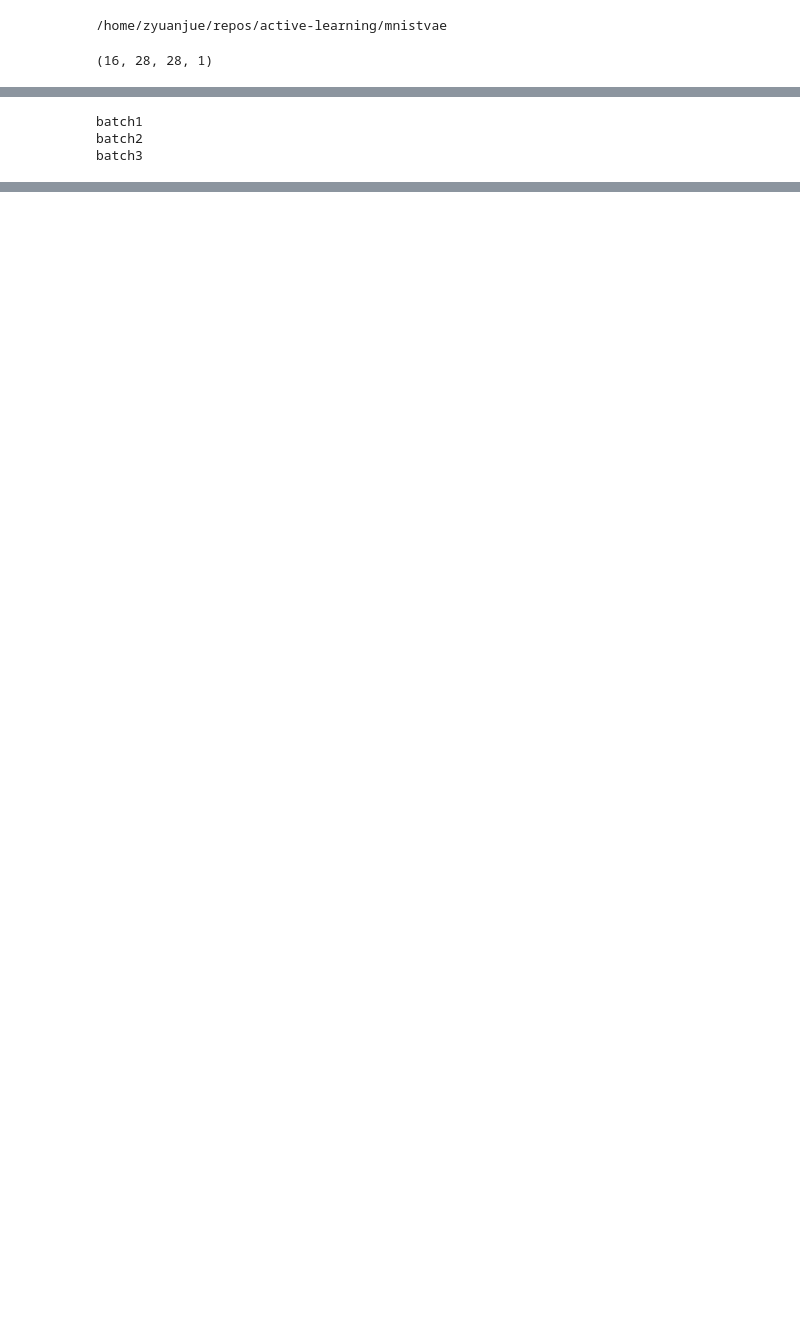
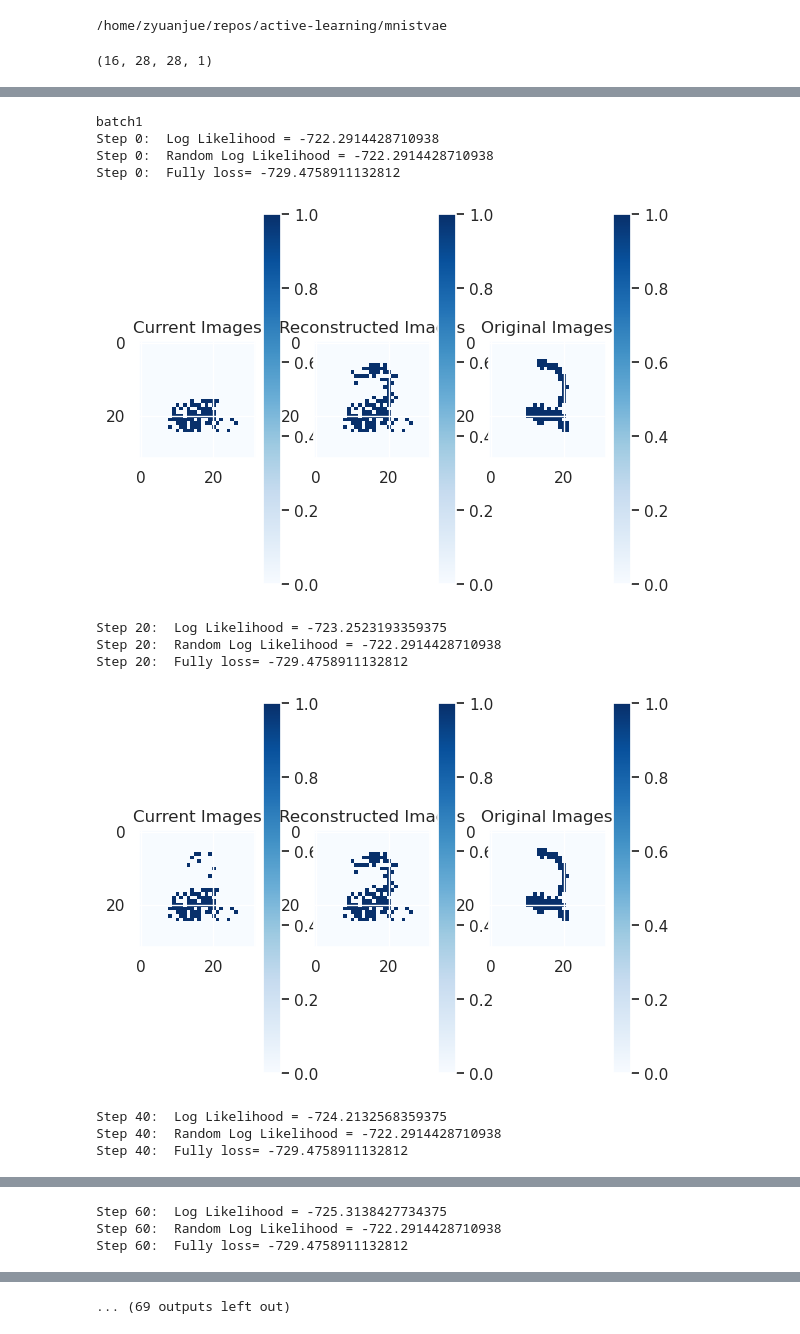
Before and after one commit to KUUUUUUUUz/active-learning, a Jupyter notebook: mnistvae/acquisition_notebook.ipynb, the cells around one changed output, grey strips where cells are left out. Saved outputs shown, nothing was run; the diff lists cells and outputs as text; code cells hidden in the pictures; blank space fills up the shorter version.

```diff
--- a/mnistvae/acquisition_notebook.ipynb
+++ b/mnistvae/acquisition_notebook.ipynb
@@ -89,24 +90,13 @@ pad_fn = jax.vmap(partial(jnp.pad, pad_width=2))
 model_fn = jax.vmap(model)
 keys = jax.random.split(key, BATCH_SIZE)
 # %%
-# def true_branch(args):
-#     mask_observed, images, orginial_images, batch_rng, _, _, _ = args
-#     return random_get_next_fn(mask_observed, images, orginial_images, batch_rng)
-
-# def false_branch(args):
-#     _, _, _, _, images_updated, mask_return, index = args
-#     return images_updated, mask_return, index
 
 def update(images_refill: jnp.ndarray, orginial_images: jnp.ndarray, images: jnp.ndarray, mask_observed: jnp.ndarray, rng):
+    images = update_images_fn(images, mask_observed)
     batch_rng = jax.random.split(rng, BATCH_SIZE)
     model_output: ImageVAEOutput = model_fn(images_refill, key=batch_rng)
     R = sample_a_image_fn(Nz, Nx,model_output,model, batch_rng)
     images_updated, mask_return = get_next_fn(R, mask_observed, images,orginial_images)
-
-    # args = (mask_observed, images, orginial_images, batch_rng, images_updated, mask_return, index)
-    # predicate = jnp.all(index == jnp.array([0, 0]))
-    # images_updated, mask_return, index = jax.lax.cond(predicate, true_branch, false_branch, args)
-    #print(f"mask : {jnp.sum(mask_return [0])}+ {jnp.sum(~mask_return [0])}")
 
     return images_updated, mask_return
 
@@ -153,5 +149,5 @@ from jax import jit
 # %%
-display_batch_number = 4
+display_batch_number = 1
 batch_counter = 0
 log_likelihood = []
 full_recon_loss = []
@@ -196,52 +192,64 @@ for batch_index, batch in enumerate(test_dataloader):
 
     steps = 20  #display freq
     step_counter = 0
 
     fully_loss = -binary_cross_entropy(original_images,reconstruction_img)
     full_recon_loss.append(-jnp.mean(fully_loss))
     for _ in range(32*32):
         current_images, current_mask = update(images_refill,  reconstruction_img , current_images, current_mask, key)
         random_images, random_mask = random_update(reconstruction_img , random_images, random_mask, key)
 
         new_log_likelihood_recon = -binary_cross_entropy( original_images, current_images)
         random_log_likelihood = -binary_cross_entropy( original_images , random_images)
 
         log_likelihood.append(-jnp.mean(new_log_likelihood_recon))
         random_recon.append(-jnp.mean(random_log_likelihood))
 
 
         if batch_index == display_batch_number:
             if step_counter % steps == 0:
-                print(f"Step {step_counter}:  Log Likelihood = {jnp.mean(new_log_likelihood_recon)}")
-                print(f"Step {step_counter}:  Random Log Likelihood = {jnp.mean(random_log_likelihood)}")
-                print(f"Step {step_counter}:  Fully loss= {jnp.mean(fully_loss)}")
+                # print(f"Step {step_counter}:  Log Likelihood = {jnp.mean(new_log_likelihood_recon)}")
+                # print(f"Step {step_counter}:  Random Log Likelihood = {jnp.mean(random_log_likelihood)}")
+                # print(f"Step {step_counter}:  Fully loss= {jnp.mean(fully_loss)}")
+                print(f"Step {step_counter}:  Log Likelihood = {new_log_likelihood_recon[0]}")
+                print(f"Step {step_counter}:  Random Log Likelihood = {random_log_likelihood[0]}")
+                print(f"Step {step_counter}:  Fully loss= {fully_loss[0]}")
 
-                # if step_counter < 800:
-                #     plt.subplot(1, 4, 1)
-                #     plt.imshow(current_images[0], cmap='Blues', vmin=0, vmax=1)
-                #     plt.colorbar()
-                #     plt.show()
-                #     plt.subplot(1, 4, 2)
-                #     plt.imshow(random_images[0], cmap='Blues', vmin=0, vmax=1)
-                #     plt.colorbar()
-                #     plt.show()
-                #     plt.subplot(1,4, 1)
-                #     plt.imshow(reconstruction_img[0], cmap='Blues', vmin=0, vmax=1)
-                #     plt.colorbar()
-                #     plt.show()
-                #     plt.subplot(1,4, 4)
-                #     plt.imshow(original_images[0], cmap='Blues', vmin=0, vmax=1)
-                #     plt.colorbar()
-                #     plt.show()
+
+                if step_counter < 800:
+                    plt.subplot(1, 3, 1)
+                    plt.imshow(current_images[0], cmap='Blues', vmin=0, vmax=1)
+                    plt.colorbar()
+                    plt.title("Current Images")
+
+                    plt.subplot(1, 3, 2)
+                    plt.imshow(reconstruction_img[0], cmap='Blues', vmin=0, vmax=1)
+                    plt.colorbar()
+                    plt.title("Reconstructed Images")
+
+                    plt.subplot(1, 3, 3)
+                    plt.imshow(original_images[0], cmap='Blues', vmin=0, vmax=1)
+                    plt.colorbar()
+                    plt.title("Original Images")
+                    plt.show()
 
 
         step_counter += 1
 
     batch_counter += 1
     if batch_counter == 4:
         break
     print(f"batch{batch_counter}")
 # %% [output]
 batch1
-batch2
-batch3
+Step 0:  Log Likelihood = -722.2914428710938
+Step 0:  Random Log Likelihood = -722.2914428710938
+Step 0:  Fully loss= -729.4758911132812
+[figure, added]
+Step 20:  Log Likelihood = -723.2523193359375
+Step 20:  Random Log Likelihood = -722.2914428710938
+Step 20:  Fully loss= -729.4758911132812
+[figure, added]
+Step 40:  Log Likelihood = -724.2132568359375
+Step 40:  Random Log Likelihood = -722.2914428710938
+Step 40:  Fully loss= -729.4758911132812
@@ -247,0 +257,3 @@ batch3
+Step 60:  Log Likelihood = -725.3138427734375
+Step 60:  Random Log Likelihood = -722.2914428710938
+Step 60:  Fully loss= -729.4758911132812
@@ -248,2 +269,3 @@ batch3
+... (69 outputs left out)
 # %%
 jnp.array(full_recon_loss).shape
```
Also changed, not shown: parts of 6 cells of this notebook, 5 other files.
